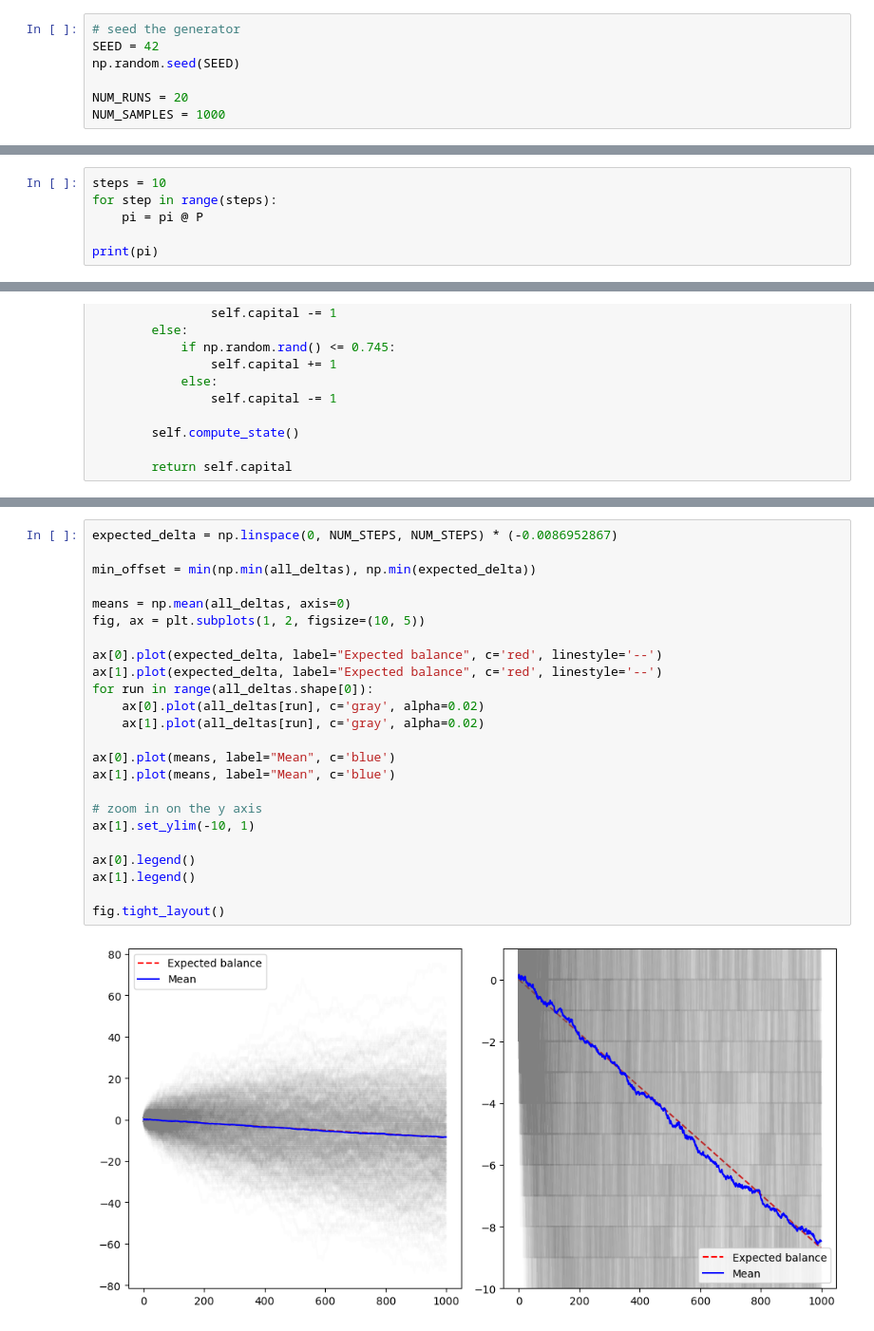
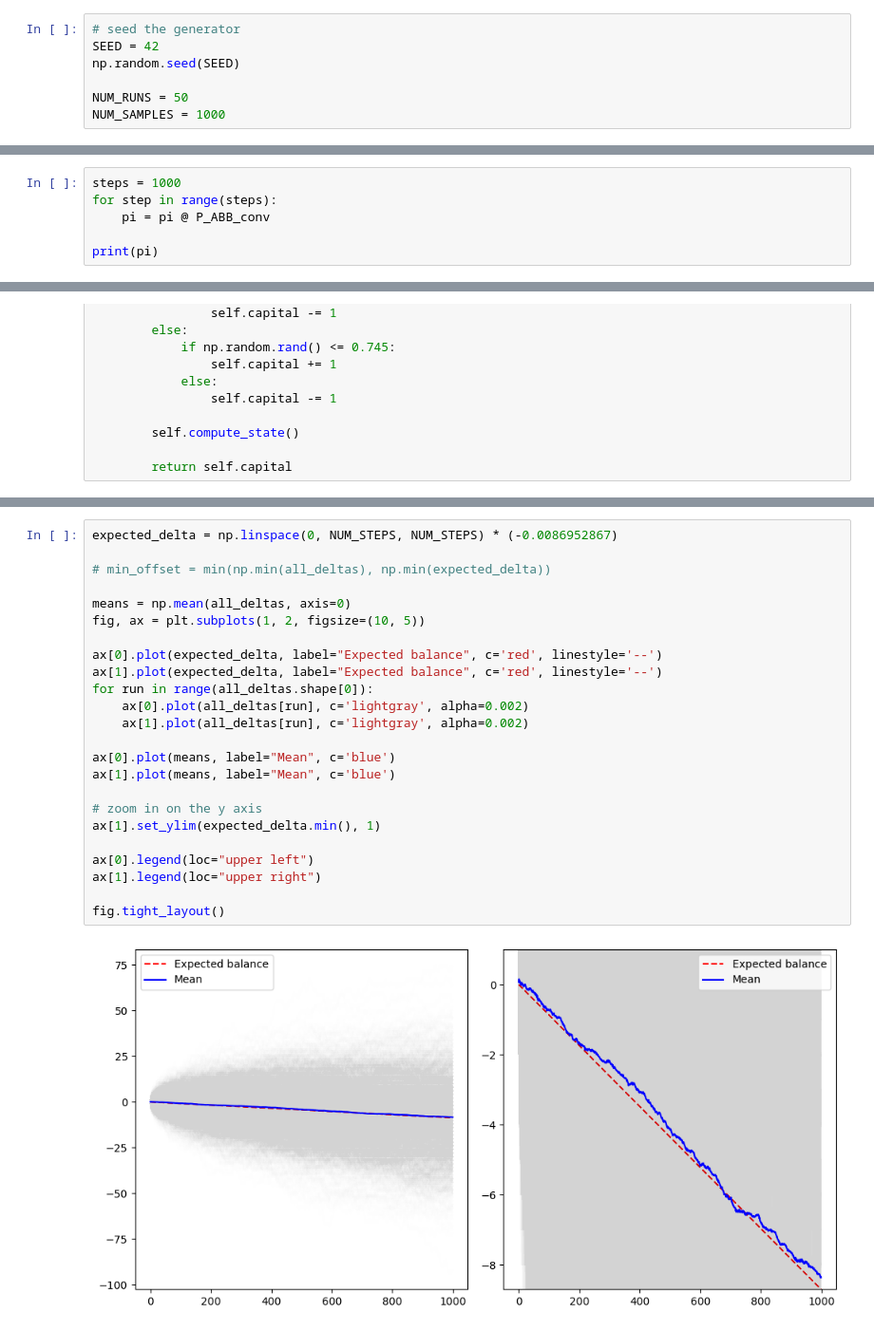
Before and after one commit to FelixCeard/Statistical-Learning-, a Jupyter notebook: sheet-01/code.ipynb, the cells around one changed output, grey strips where cells are left out. Shown at 95% size. Drawn from its saved outputs; the diff is of its cells as text.

```diff
--- a/sheet-01/code.ipynb
+++ b/sheet-01/code.ipynb
@@ -15,7 +15,7 @@ We analytically derived that both estimates should converge to $0.5$. However, b
 SEED = 42
 np.random.seed(SEED)
 
-NUM_RUNS = 20
+NUM_RUNS = 50
 NUM_SAMPLES = 1000
 # %%
 def X_bar(_X):
@@ -206,7 +221,7 @@ pi = np.array([1.0, 1.0, 1.0]) / 3.0
 # %%
-steps = 10
+steps = 1000
 for step in range(steps):
-    pi = pi @ P
+    pi = pi @ P_ABB_conv
 
 print(pi)
 # %% [output]
@@ -269,26 +284,26 @@ all_deltas.shape
 # %%
 expected_delta = np.linspace(0, NUM_STEPS, NUM_STEPS) * (-0.0086952867)
 
-min_offset = min(np.min(all_deltas), np.min(expected_delta))
+# min_offset = min(np.min(all_deltas), np.min(expected_delta))
 
 means = np.mean(all_deltas, axis=0)
 fig, ax = plt.subplots(1, 2, figsize=(10, 5))
 
 ax[0].plot(expected_delta, label="Expected balance", c='red', linestyle='--')
 ax[1].plot(expected_delta, label="Expected balance", c='red', linestyle='--')
 for run in range(all_deltas.shape[0]):
-    ax[0].plot(all_deltas[run], c='gray', alpha=0.02)
-    ax[1].plot(all_deltas[run], c='gray', alpha=0.02)
+    ax[0].plot(all_deltas[run], c='lightgray', alpha=0.002)
+    ax[1].plot(all_deltas[run], c='lightgray', alpha=0.002)
 
 ax[0].plot(means, label="Mean", c='blue')
 ax[1].plot(means, label="Mean", c='blue')
 
 # zoom in on the y axis
-ax[1].set_ylim(-10, 1)
+ax[1].set_ylim(expected_delta.min(), 1)
 
-ax[0].legend()
-ax[1].legend()
+ax[0].legend(loc="upper left")
+ax[1].legend(loc="upper right")
 
 fig.tight_layout()
 # %% [output]
-[figure, old version]
+[figure, new version]
```
Also changed, not shown: parts of 18 cells of this notebook, 2 other files.
